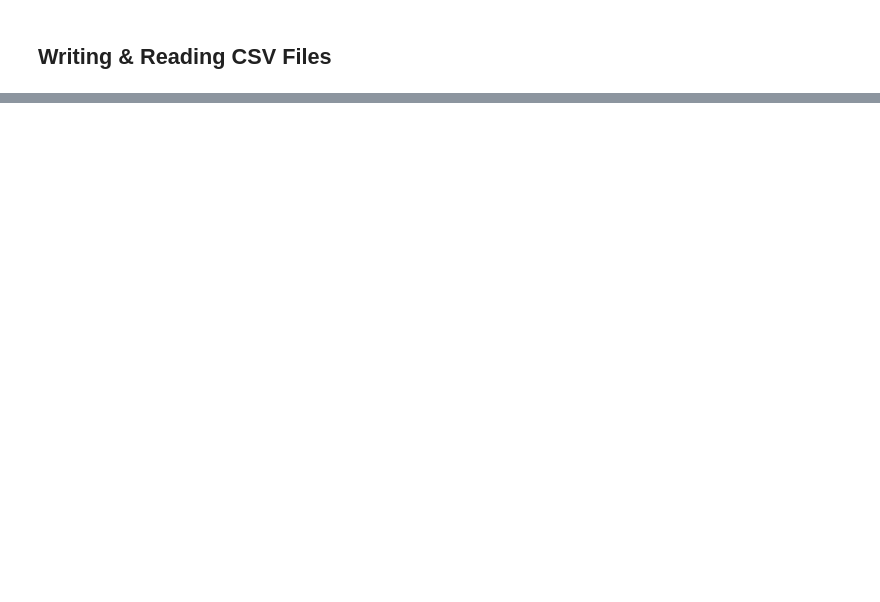
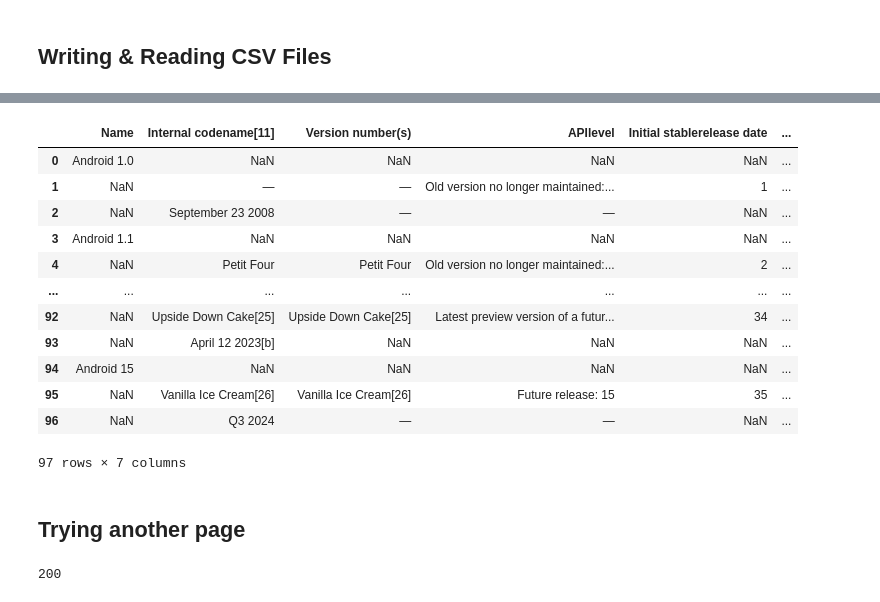
Before and after one commit to rishabhrathore055/DataScience, a Jupyter notebook: Data acquisition/Web Scraping/WebScraping.ipynb, the cells around one changed output, grey strips where cells are left out. Saved outputs shown, nothing was run; the diff lists cells and outputs as text; code cells hidden in the pictures; blank space fills up the shorter version.

```diff
--- a/Data acquisition/Web Scraping/WebScraping.ipynb
+++ b/Data acquisition/Web Scraping/WebScraping.ipynb
@@ -146,0 +158,20 @@ with open(filename,'w',encoding = 'utf') as f:
+# %%
+import pandas as pd
+df = pd.read_csv('andriod_version_history.csv')
+df
+# %% [output]
+|  | Name | Internal codename[11] | Version number(s) | APIlevel | Initial stablerelease date | ... |
+| 0 | Android 1.0 | NaN | NaN | NaN | NaN | ... |
+| 1 | NaN | — | — | Old version no longer maintained:... | 1 | ... |
+| 2 | NaN | September 23 2008 | — | — | NaN | ... |
+| 3 | Android 1.1 | NaN | NaN | NaN | NaN | ... |
+| 4 | NaN | Petit Four | Petit Four | Old version no longer maintained:... | 2 | ... |
+| ... | ... | ... | ... | ... | ... | ... |
+| 92 | NaN | Upside Down Cake[25] | Upside Down Cake[25] | Latest preview version of a futur... | 34 | ... |
+| 93 | NaN | April 12 2023[b] | NaN | NaN | NaN | ... |
+| 94 | Android 15 | NaN | NaN | NaN | NaN | ... |
+| 95 | NaN | Vanilla Ice Cream[26] | Vanilla Ice Cream[26] | Future release: 15 | 35 | ... |
+| 96 | NaN | Q3 2024 | — | — | NaN | ... |
+97 rows × 7 columns
+# %% [markdown]
+## Trying another page
@@ -146,0 +184,5 @@ with open(filename,'w',encoding = 'utf') as f:
+# %%
+response=requests.get(list_of_citites)
+print(response.status_code)
+# %% [output]
+200
```
Also changed, not shown: parts of 17 cells of this notebook.
